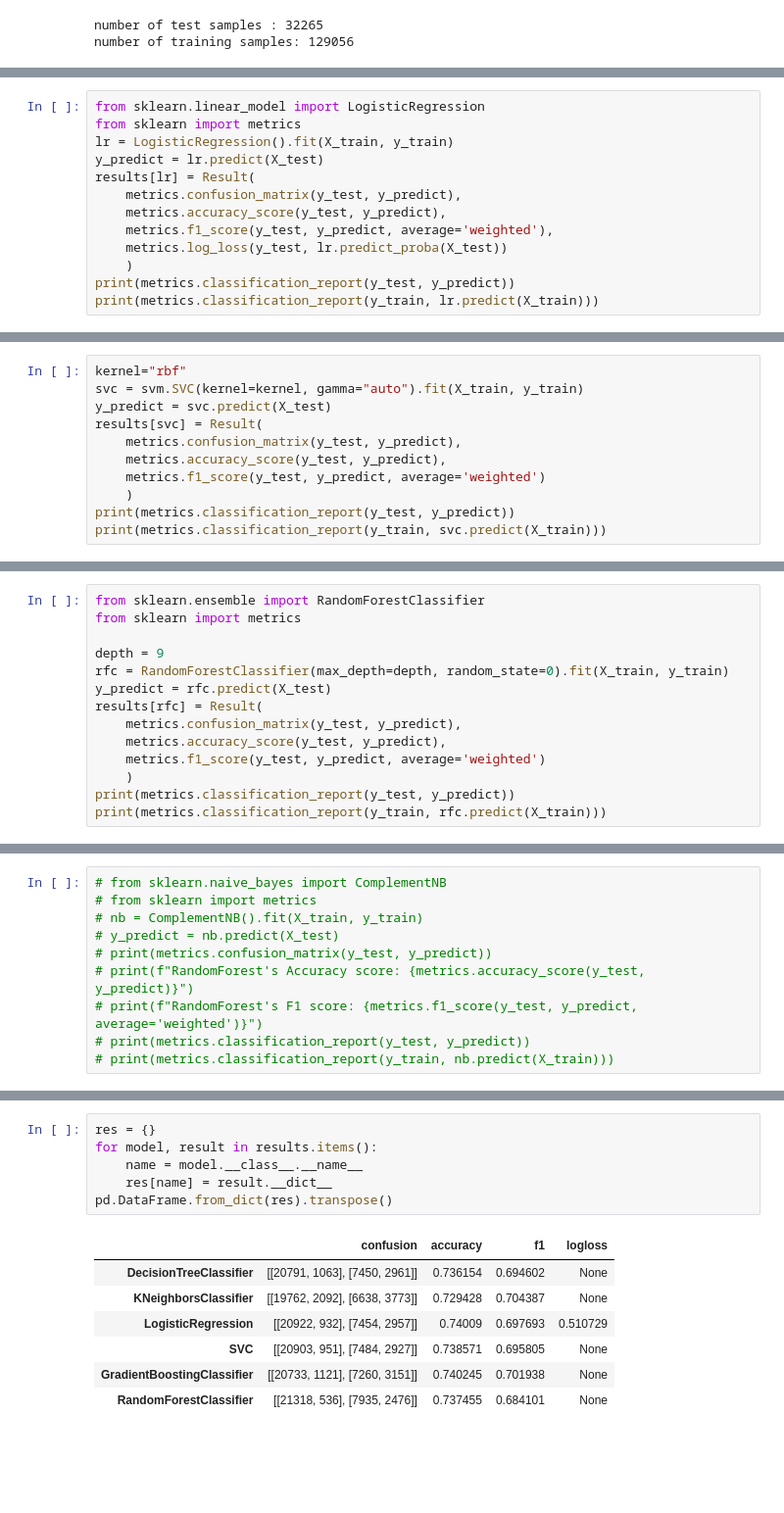
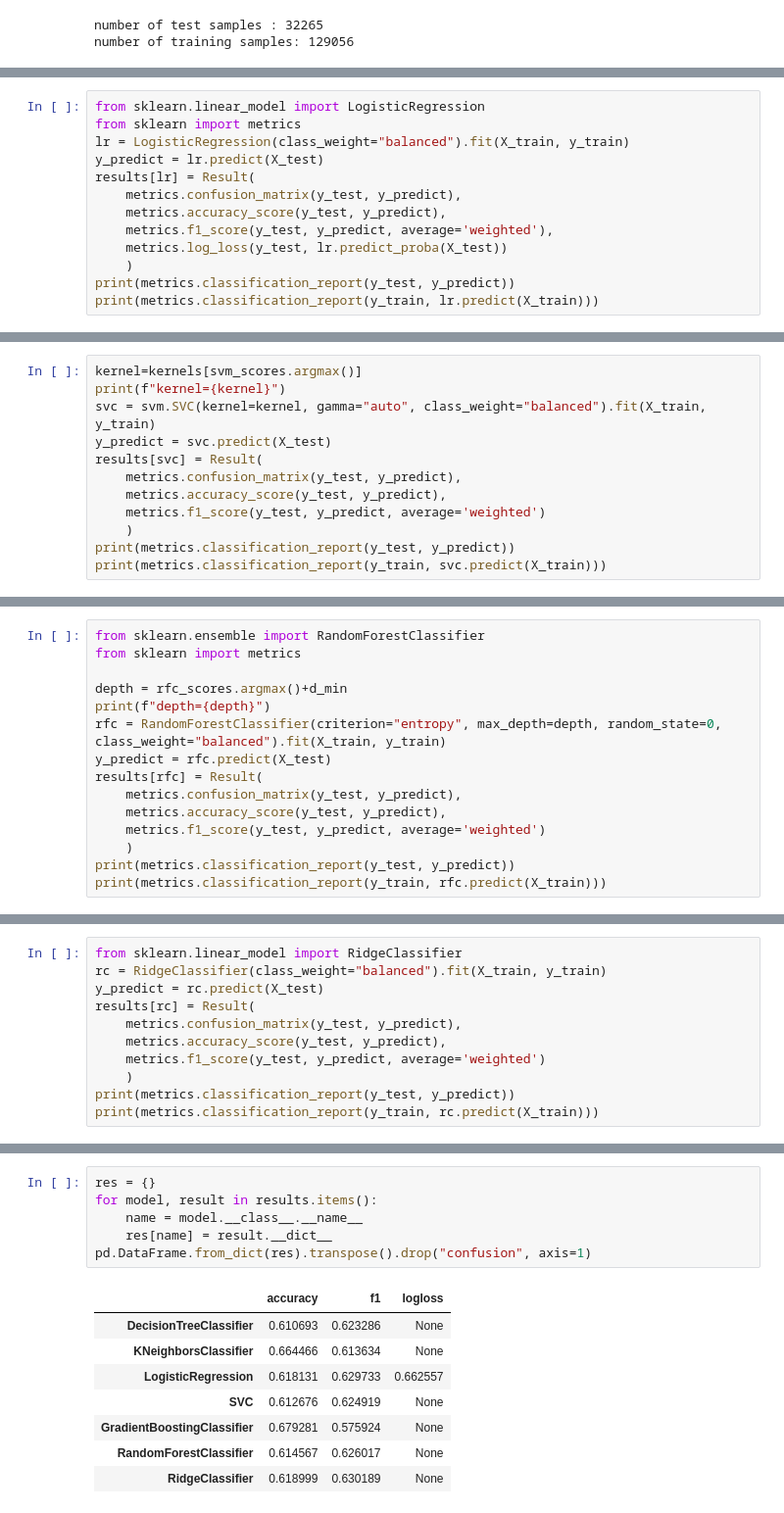
Before and after one commit to strakh/Coursera_Capstone, a Jupyter notebook: capstone.ipynb, the cells around one changed output, grey strips where cells are left out. Shown at 98% size. Saved outputs shown, nothing was run; the diff lists cells and outputs as text; blank space fills up the shorter version.

Commit message:
Report skeleton, removed unpredictable features from train data

```diff
--- a/capstone.ipynb
+++ b/capstone.ipynb
@@ -563,7 +578,7 @@ weighted avg       0.72      0.74      0.71    129056
 # %%
 from sklearn.linear_model import LogisticRegression
 from sklearn import metrics
-lr = LogisticRegression().fit(X_train, y_train)
+lr = LogisticRegression(class_weight="balanced").fit(X_train, y_train)
 y_predict = lr.predict(X_test)
 results[lr] = Result(
     metrics.confusion_matrix(y_test, y_predict),
@@ -594,6 +609,7 @@ weighted avg       0.74      0.74      0.70    129056
 # %%
-kernel="rbf"
-svc = svm.SVC(kernel=kernel, gamma="auto").fit(X_train, y_train)
+kernel=kernels[svm_scores.argmax()]
+print(f"kernel={kernel}")
+svc = svm.SVC(kernel=kernel, gamma="auto", class_weight="balanced").fit(X_train, y_train)
 y_predict = svc.predict(X_test)
 results[svc] = Result(
     metrics.confusion_matrix(y_test, y_predict),
@@ -654,8 +671,9 @@ weighted avg       0.74      0.74      0.70    129056
 from sklearn.ensemble import RandomForestClassifier
 from sklearn import metrics
 
-depth = 9
-rfc = RandomForestClassifier(max_depth=depth, random_state=0).fit(X_train, y_train)
+depth = rfc_scores.argmax()+d_min
+print(f"depth={depth}")
+rfc = RandomForestClassifier(criterion="entropy", max_depth=depth, random_state=0, class_weight="balanced").fit(X_train, y_train)
 y_predict = rfc.predict(X_test)
 results[rfc] = Result(
     metrics.confusion_matrix(y_test, y_predict),
@@ -685,10 +724,11 @@ weighted avg       0.76      0.74      0.68    129056
 # %%
-# from sklearn.naive_bayes import ComplementNB
-# from sklearn import metrics
-# nb = ComplementNB().fit(X_train, y_train)
-# y_predict = nb.predict(X_test)
-# print(metrics.confusion_matrix(y_test, y_predict))
-# print(f"RandomForest's Accuracy score: {metrics.accuracy_score(y_test, y_predict)}")
-# print(f"RandomForest's F1 score: {metrics.f1_score(y_test, y_predict, average='weighted')}")
-# print(metrics.classification_report(y_test, y_predict))
-# print(metrics.classification_report(y_train, nb.predict(X_train)))
+from sklearn.linear_model import RidgeClassifier
+rc = RidgeClassifier(class_weight="balanced").fit(X_train, y_train)
+y_predict = rc.predict(X_test)
+results[rc] = Result(
+    metrics.confusion_matrix(y_test, y_predict),
+    metrics.accuracy_score(y_test, y_predict),
+    metrics.f1_score(y_test, y_predict, average='weighted')
+    )
+print(metrics.classification_report(y_test, y_predict))
+print(metrics.classification_report(y_train, rc.predict(X_train)))
@@ -695,14 +753,15 @@ weighted avg       0.76      0.74      0.68    129056
 # %%
 res = {}
 for model, result in results.items():
     name = model.__class__.__name__
     res[name] = result.__dict__
-pd.DataFrame.from_dict(res).transpose()
+pd.DataFrame.from_dict(res).transpose().drop("confusion", axis=1)
 # %% [output]
-|  | confusion | accuracy | f1 | logloss |
-| DecisionTreeClassifier | [[20791, 1063], [7450, 2961]] | 0.736154 | 0.694602 | None |
-| KNeighborsClassifier | [[19762, 2092], [6638, 3773]] | 0.729428 | 0.704387 | None |
-| LogisticRegression | [[20922, 932], [7454, 2957]] | 0.74009 | 0.697693 | 0.510729 |
-| SVC | [[20903, 951], [7484, 2927]] | 0.738571 | 0.695805 | None |
-| GradientBoostingClassifier | [[20733, 1121], [7260, 3151]] | 0.740245 | 0.701938 | None |
-| RandomForestClassifier | [[21318, 536], [7935, 2476]] | 0.737455 | 0.684101 | None |
+|  | accuracy | f1 | logloss |
+| DecisionTreeClassifier | 0.610693 | 0.623286 | None |
+| KNeighborsClassifier | 0.664466 | 0.613634 | None |
+| LogisticRegression | 0.618131 | 0.629733 | 0.662557 |
+| SVC | 0.612676 | 0.624919 | None |
+| GradientBoostingClassifier | 0.679281 | 0.575924 | None |
+| RandomForestClassifier | 0.614567 | 0.626017 | None |
+| RidgeClassifier | 0.618999 | 0.630189 | None |
```
Also changed, not shown: parts of 37 cells of this notebook, 1 other file.
